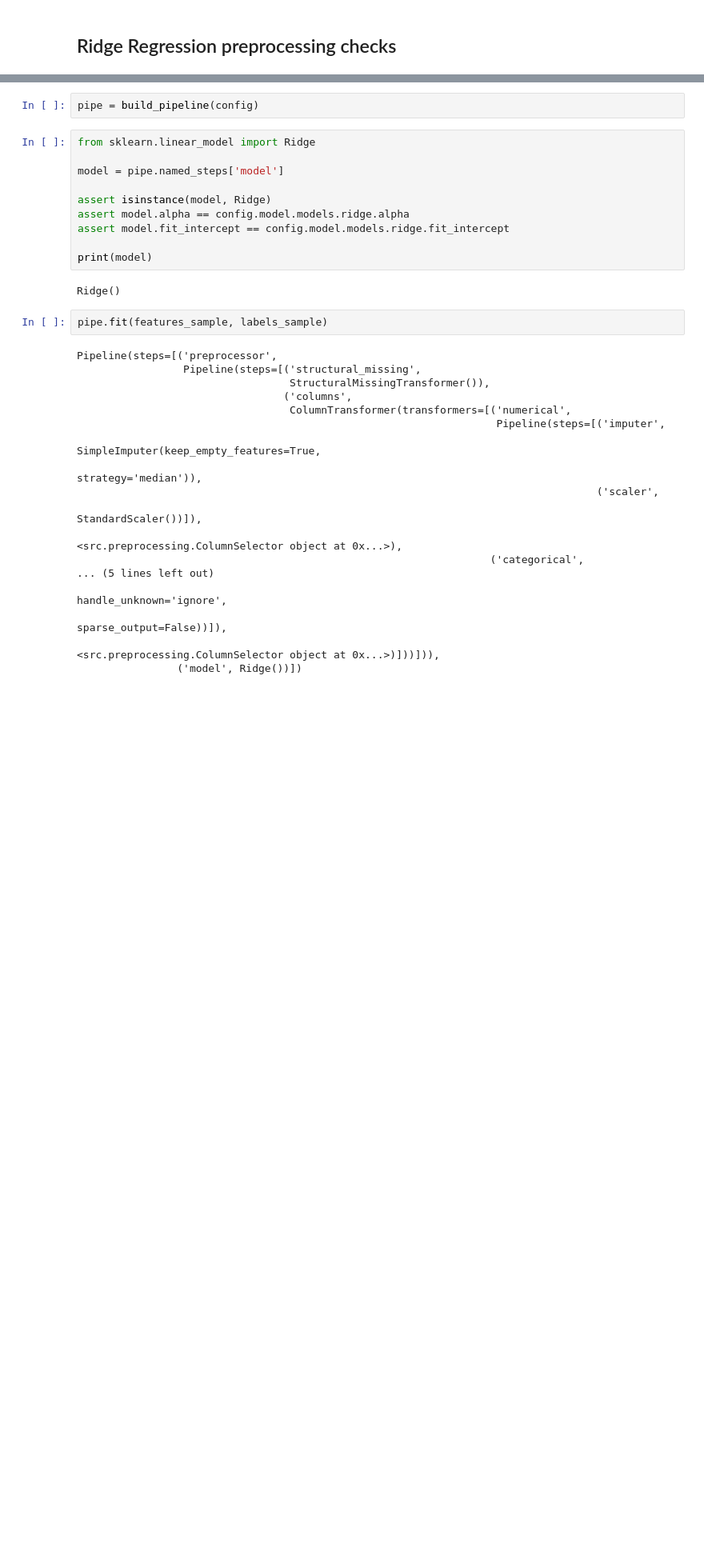
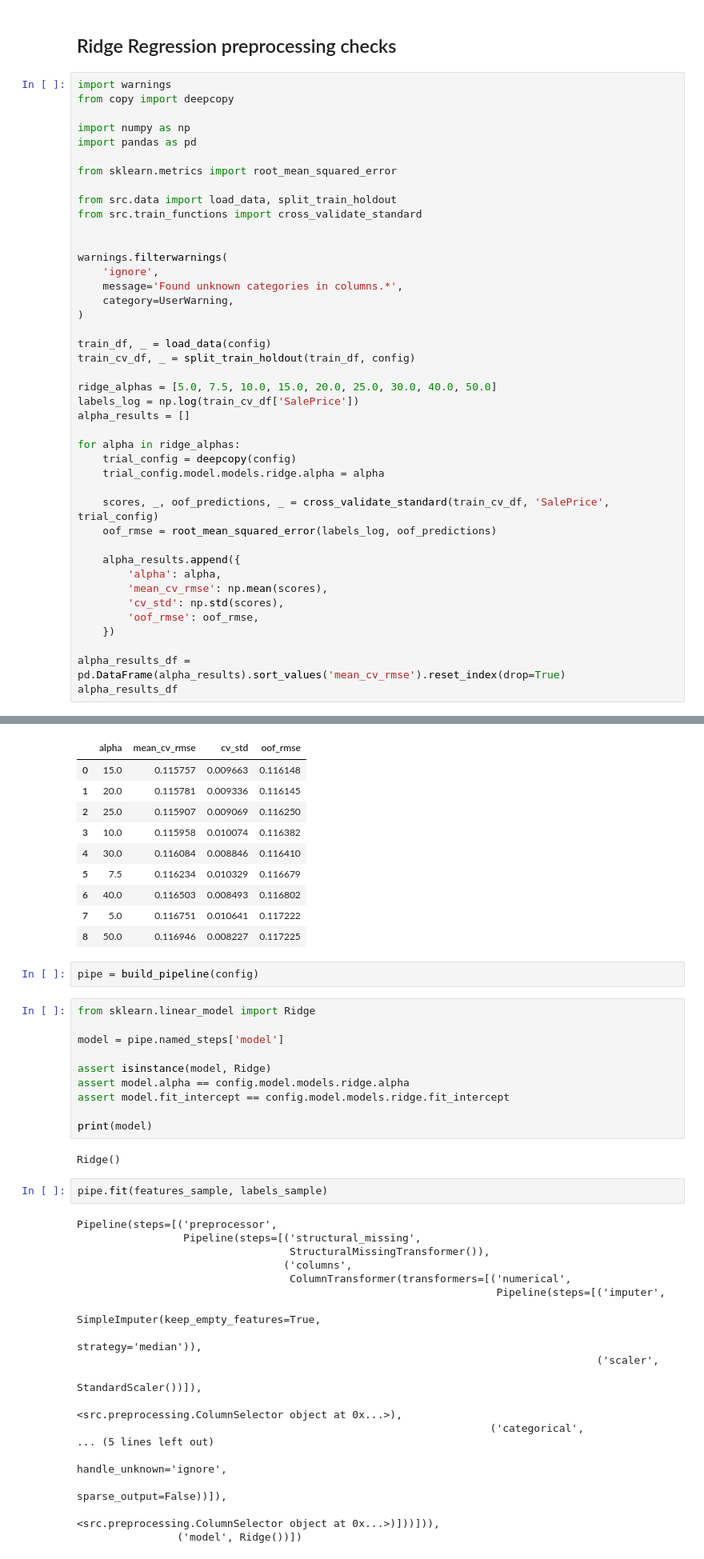
Before and after one commit to AntonUkhabin/House_Prices_Kaggle, a Jupyter notebook: draft.ipynb, the cells around one changed output, grey strips where cells are left out. Shown at 80% size. Saved outputs shown, nothing was run; the diff lists cells and outputs as text; blank space fills up the shorter version.

```diff
--- a/draft.ipynb
+++ b/draft.ipynb
@@ -127,2 +407,45 @@ print(numerical_cols)
 # %% [markdown]
 ## Ridge Regression preprocessing checks
+# %%
+import warnings
+from copy import deepcopy
+
+import numpy as np
+import pandas as pd
+
+from sklearn.metrics import root_mean_squared_error
+
+from src.data import load_data, split_train_holdout
+from src.train_functions import cross_validate_standard
+
+
+warnings.filterwarnings(
+    'ignore',
+    message='Found unknown categories in columns.*',
+    category=UserWarning,
+)
+
+train_df, _ = load_data(config)
+train_cv_df, _ = split_train_holdout(train_df, config)
+
+ridge_alphas = [5.0, 7.5, 10.0, 15.0, 20.0, 25.0, 30.0, 40.0, 50.0]
+labels_log = np.log(train_cv_df['SalePrice'])
+alpha_results = []
+
+for alpha in ridge_alphas:
+    trial_config = deepcopy(config)
+    trial_config.model.models.ridge.alpha = alpha
+
+    scores, _, oof_predictions, _ = cross_validate_standard(train_cv_df, 'SalePrice', trial_config)
+    oof_rmse = root_mean_squared_error(labels_log, oof_predictions)
+
+    alpha_results.append({
+        'alpha': alpha,
+        'mean_cv_rmse': np.mean(scores),
+        'cv_std': np.std(scores),
+        'oof_rmse': oof_rmse,
+    })
+
+alpha_results_df = pd.DataFrame(alpha_results).sort_values('mean_cv_rmse').reset_index(drop=True)
+alpha_results_df
+# %% [output]
@@ -129,3 +469,13 @@ print(numerical_cols)
+|  | alpha | mean_cv_rmse | cv_std | oof_rmse |
+| 0 | 15.0 | 0.115757 | 0.009663 | 0.116148 |
+| 1 | 20.0 | 0.115781 | 0.009336 | 0.116145 |
+| 2 | 25.0 | 0.115907 | 0.009069 | 0.116250 |
+| 3 | 10.0 | 0.115958 | 0.010074 | 0.116382 |
+| 4 | 30.0 | 0.116084 | 0.008846 | 0.116410 |
+| 5 | 7.5 | 0.116234 | 0.010329 | 0.116679 |
+| 6 | 40.0 | 0.116503 | 0.008493 | 0.116802 |
+| 7 | 5.0 | 0.116751 | 0.010641 | 0.117222 |
+| 8 | 50.0 | 0.116946 | 0.008227 | 0.117225 |
 # %%
 pipe = build_pipeline(config)
 # %%
```
Also changed, not shown: parts of 9 cells of this notebook, 4 other files.
